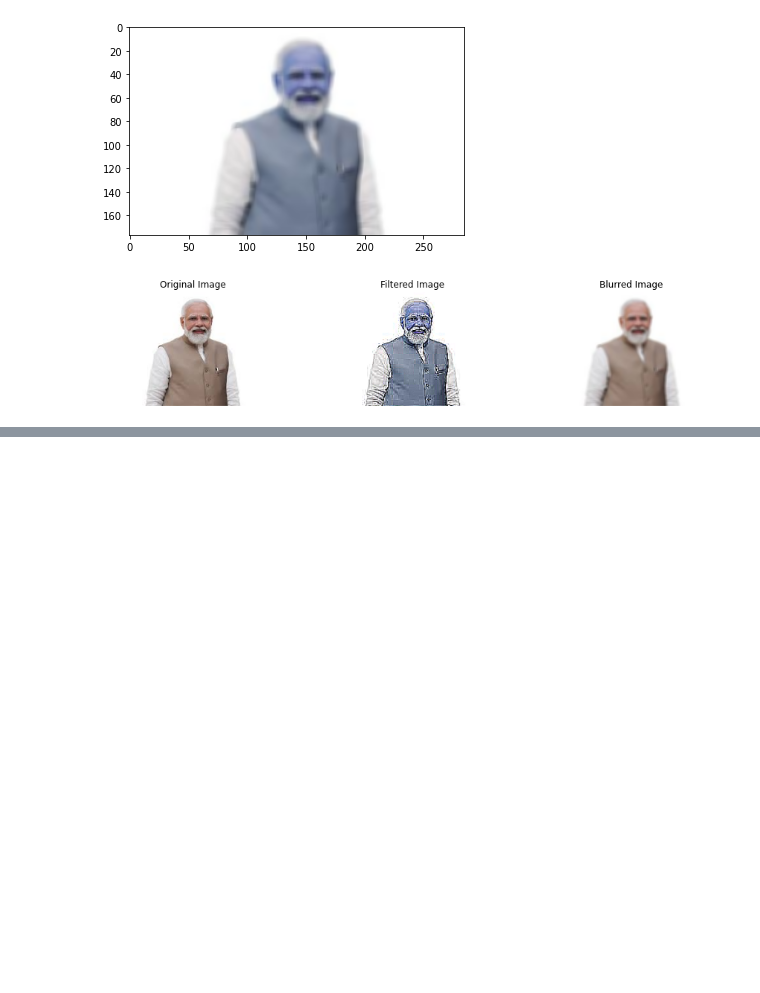
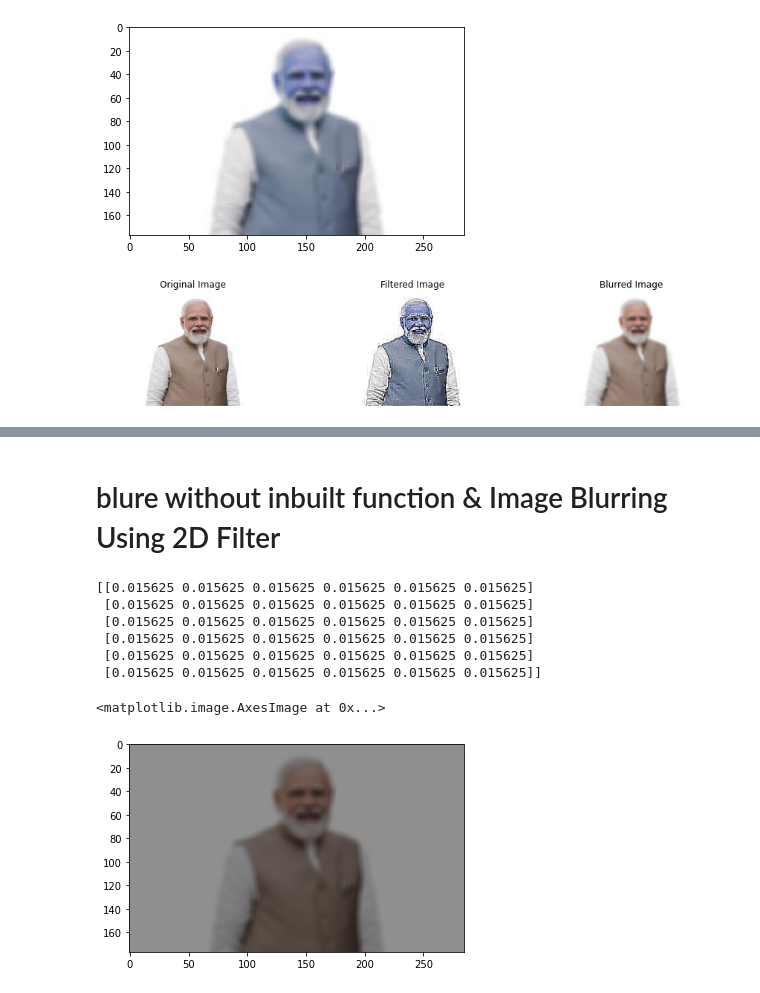
Before and after one commit to KanjariyaRahul/machine-learning, a Jupyter notebook: Image_filter/image_filters.ipynb, the cells around one changed output, grey strips where cells are left out. Saved outputs shown, nothing was run; the diff lists cells and outputs as text; code cells hidden in the pictures; blank space fills up the shorter version.

```diff
--- a/Image_filter/image_filters.ipynb
+++ b/Image_filter/image_filters.ipynb
@@ -132,0 +118,24 @@ plt.imshow(blurred_img
+# %% [markdown]
+# blure without inbuilt function & Image Blurring Using 2D Filter
+# %%
+import numpy as np
+
+img= cv2.imread("3.jpg")
+img = cv2.cvtColor(img,cv2.COLOR_BGR2RGB)
+
+# Define the kernel for blurring (8x8 averaging filter)
+k1= np.ones((6,6))/64
+print(k1)
+
+# Apply the filter using cv2.filter2D
+blurred_img = cv2.filter2D(img , -1, k1)
+plt.imshow(blurred_img)
+# %% [output]
+[[0.015625 0.015625 0.015625 0.015625 0.015625 0.015625]
+ [0.015625 0.015625 0.015625 0.015625 0.015625 0.015625]
+ [0.015625 0.015625 0.015625 0.015625 0.015625 0.015625]
+ [0.015625 0.015625 0.015625 0.015625 0.015625 0.015625]
+ [0.015625 0.015625 0.015625 0.015625 0.015625 0.015625]
+ [0.015625 0.015625 0.015625 0.015625 0.015625 0.015625]]
+<matplotlib.image.AxesImage at 0x...>
+[figure, added]
```
Also changed, not shown: parts of 6 cells of this notebook.
